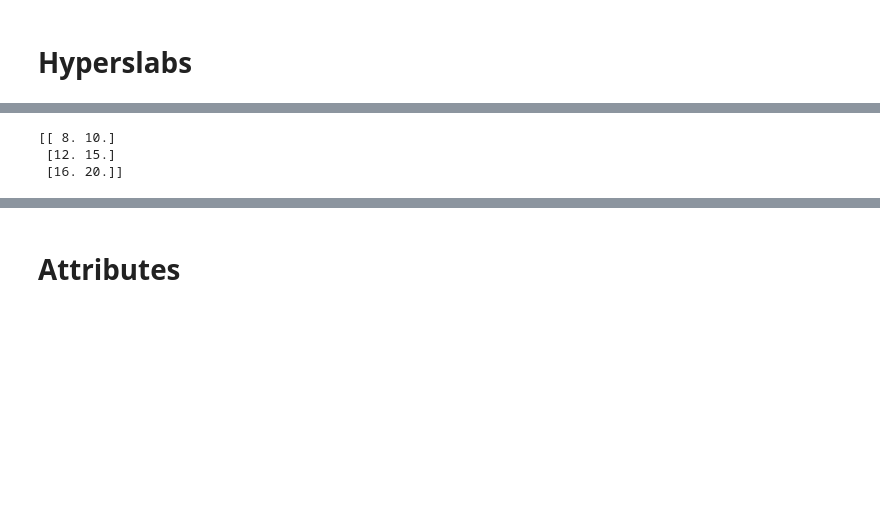
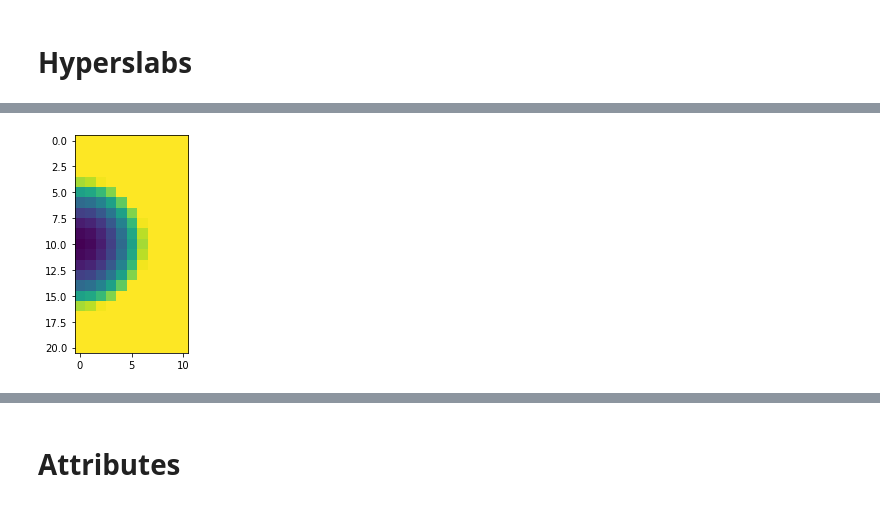
Before and after one commit to gjbex/Scientific-Python, a Jupyter notebook: source-code/hdf5/h5py.ipynb, the cells around one changed output, grey strips where cells are left out. Cells and saved outputs as stored; diff of their text form; code cells hidden in the pictures; blank space fills up the shorter version.

```diff
--- a/source-code/hdf5/h5py.ipynb
+++ b/source-code/hdf5/h5py.ipynb
@@ -75,8 +150,13 @@ Note that we don't have to write or read an entire dataset, we can use slicing t
+# %%
+with h5py.File('temp.h5', 'a') as h5file:
+    threshold = 1.5
+    z_dset = h5file['output/z']
+    for row_nr in range(z_dset.shape[0]):
+        row = z_dset[row_nr, :]
+        row[row > threshold] = threshold
+        z_dset[row_nr, :] = row
 # %%
-with h5py.File('temp.h5', 'r') as h5file:
-    data = h5file['input']['values']
-    print(data[2:5, 3:5])
+with h5py.File('temp.h5') as h5file:
+    plt.imshow(h5file['output/z'])
 # %% [output]
-[[ 8. 10.]
- [12. 15.]
- [16. 20.]]
+[figure, added]
```
Also changed, not shown: parts of 29 cells of this notebook.
